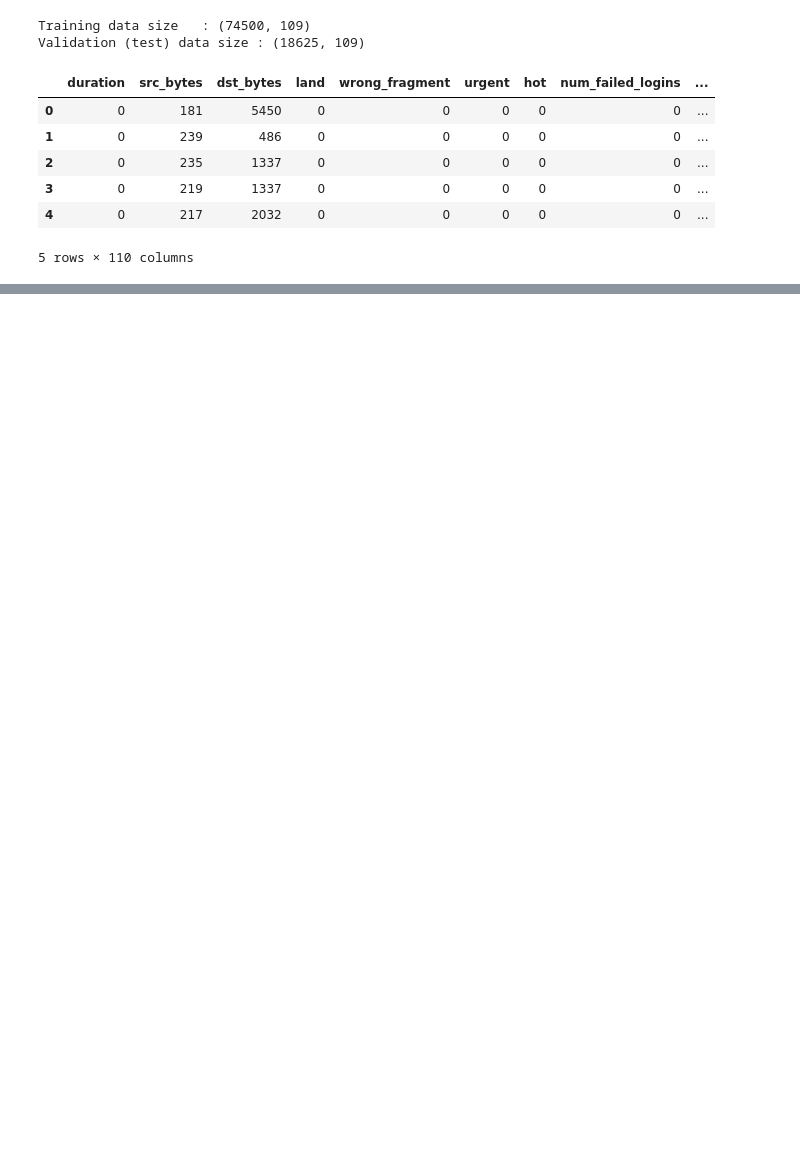
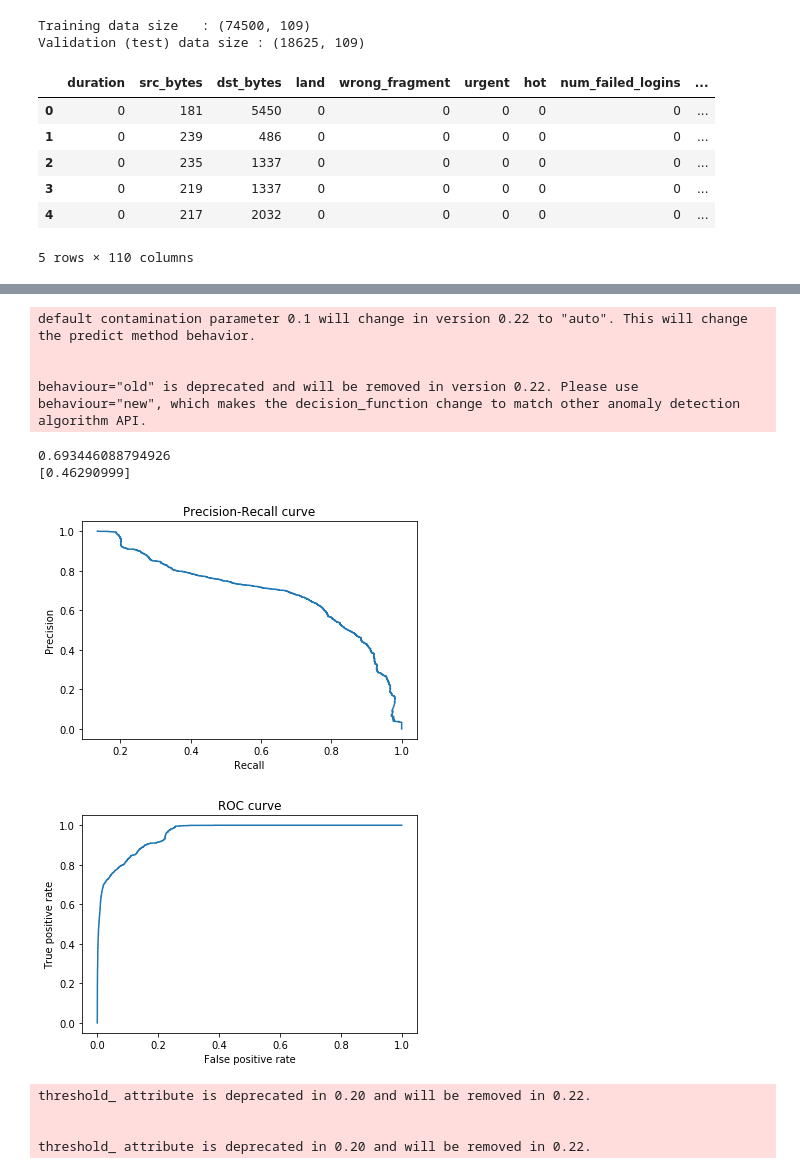
Before and after one commit to pgorisse/SIC7002, a Jupyter notebook: Isolation_Forest.ipynb, the cells around one changed output, grey strips where cells are left out. Cells and saved outputs as stored; diff of their text form; code cells hidden in the pictures; blank space fills up the shorter version.

Commit message:
Détermination du meilleur threshold

```diff
--- a/Isolation_Forest.ipynb
+++ b/Isolation_Forest.ipynb
@@ -196,3 +238,64 @@ f1_score= 0.5149700598802395
 #print("Accuracy on train set: ", list(y_pred_train).count(1)/y_pred_train.shape[0])
 
 #print("Accuracy on test set: ", list(y_pred_test).count(1)/y_pred_test.shape[0])
+# %%
+# MODEL BUILDING
+f1_max=0
+
+rng = np.random.RandomState(400)
+
+
+# training the model
+clf = IsolationForest(max_samples=800, random_state=rng)
+clf.fit(X_train)
+score = -clf.score_samples(X_train)
+# Precision recall curve
+precision, recall, thresholds = precision_recall_curve(ylabel_train, score)
+
+# ROC curve
+fpr, tpr, thresholds2 = roc_curve(ylabel_train, score)
+
+
+# F1 score
+f1_score = 2*(precision*recall)/(precision+recall)
+
+meilleur_f1_score = max(f1_score)
+position = np.where(f1_score==meilleur_f1_score)
+print(meilleur_f1_score)
+# meilleur threshold
+threshold = thresholds[position]
+print(threshold)
+#PLOT precision recall curve
+plt.plot(precision, recall)
+plt.xlabel('Recall')
+plt.ylabel('Precision')
+plt.title('Precision-Recall curve')
+plt.show()
+
+#PLOT roc curve
+plt.plot(fpr, tpr)
+plt.xlabel('False positive rate')
+plt.ylabel('True positive rate')
+plt.title('ROC curve')
+plt.show()
+
+
+
+# predictions
+y_pred_train = clf.predict(X_train)
+y_pred_test = clf.predict(X_test)
+# y_pred_outliers = clf.predict(X_outliers)
+# Meilleurs paramètres
+# %% [output]
+default contamination parameter 0.1 will change in version 0.22 to "auto". This will change the predict method behavior.
+
+
+behaviour="old" is deprecated and will be removed in version 0.22. Please use behaviour="new", which makes the decision_function change to match other anomaly detection algorithm API.
+0.693446088794926
+[0.46290999]
+[figure, added]
+[figure, added]
+threshold_ attribute is deprecated in 0.20 and will be removed in 0.22.
+
+
+threshold_ attribute is deprecated in 0.20 and will be removed in 0.22.
```
Also changed, not shown: parts of 2 cells of this notebook.
